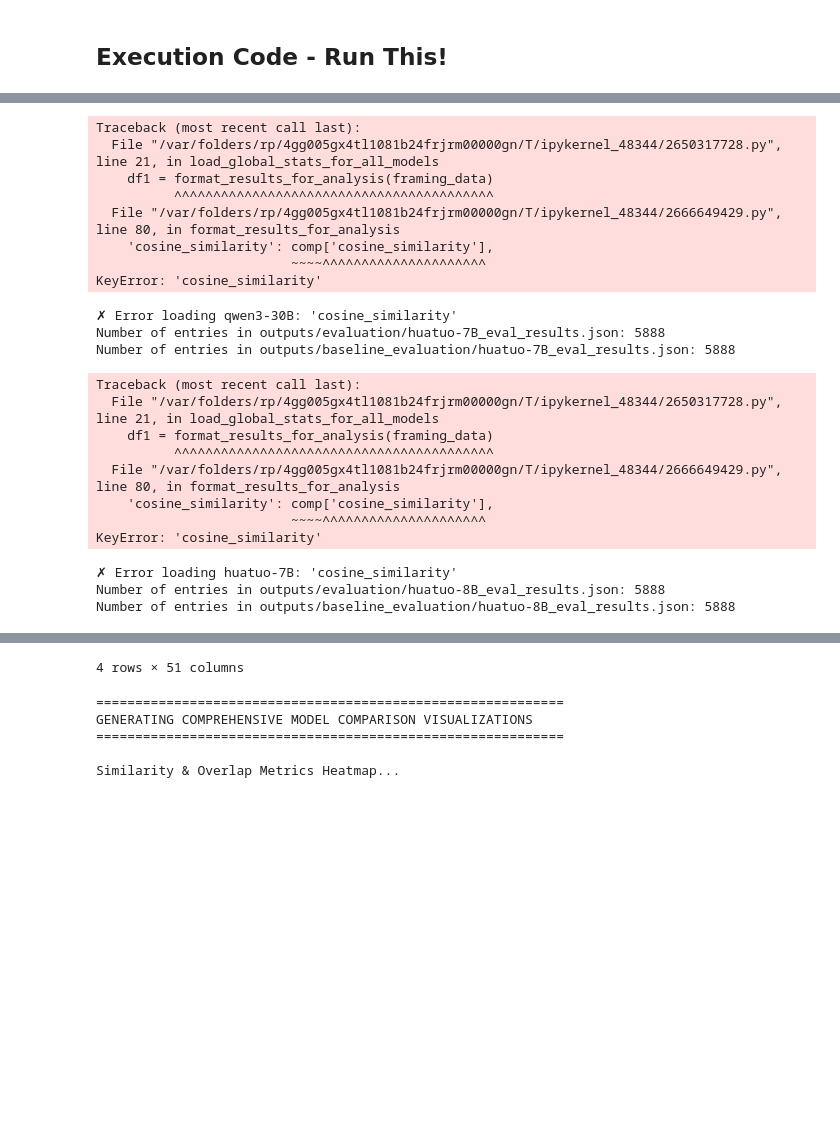
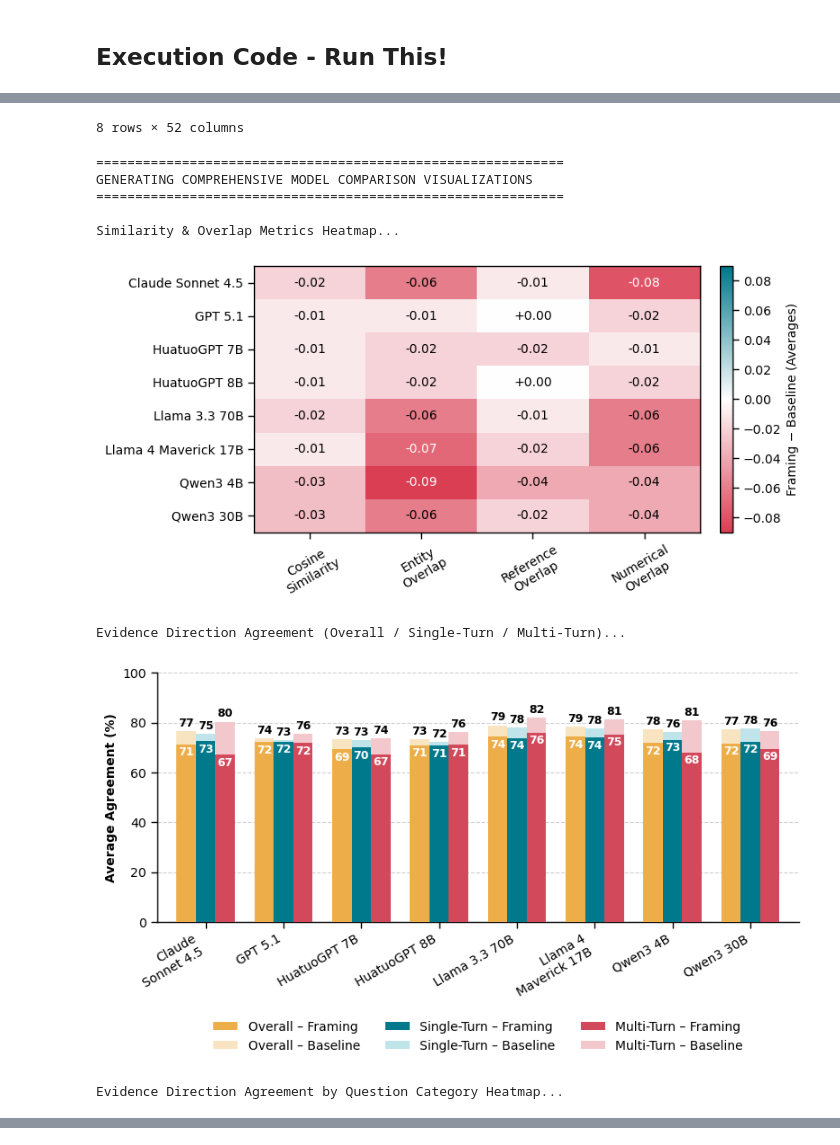
Before and after one commit to hyesunyun/LLMHealthFramingEffect, a Jupyter notebook: code/run_analysis.ipynb, the cells around one changed output, grey strips where cells are left out. Cells and saved outputs as stored; diff of their text form; code cells hidden in the pictures; blank space fills up the shorter version.

Commit message:
add results

```diff
--- a/code/run_analysis.ipynb
+++ b/code/run_analysis.ipynb
@@ -880,37 +969,38 @@ def plot_num_sources_agreement_lineplot(df: pd.DataFrame, figsize=(13, 6)):
     plt.show()
 # %%
-def generate_all_visualizations(df: pd.DataFrame):
+def generate_all_visualizations(df: pd.DataFrame, version: str = "extracted"):
     """
     Generate all visualization plots for model comparison.
 
     Args:
         df: DataFrame with model statistics (from prepare_comparison_dataframe)
+        version: Version string for column selection
     """
     print("=" * 60)
     print("GENERATING COMPREHENSIVE MODEL COMPARISON VISUALIZATIONS")
     print("=" * 60)
 
     print("\nSimilarity & Overlap Metrics Heatmap...")
-    plot_similarity_metrics_heatmap(df)
+    plot_similarity_metrics_heatmap(df, version=version)
 
     print("\nEvidence Direction Agreement (Overall / Single-Turn / Multi-Turn)...")
-    plot_evidence_direction_agreement_barplot(df)
+    plot_evidence_direction_agreement_barplot(df, version=version)
 
     print("\nEvidence Direction Agreement by Question Category Heatmap...")
-    plot_question_category_agreement_heatmap(df, question_type='singleturn')
-    plot_question_category_agreement_heatmap(df, question_type='multiturn', figsize=(6, 5))
+    plot_question_category_agreement_heatmap(df, question_type='singleturn', version=version)
+    plot_question_category_agreement_heatmap(df, question_type='multiturn', version=version, figsize=(6, 4))
 
     print("\nEvidence Direction Agreement by Condition Category (Single-Turn)...")
-    plot_condition_category_agreement_heatmap(df, question_type='singleturn')
+    plot_condition_category_agreement_heatmap(df, question_type='singleturn', version=version)
 
     print("\nEvidence Direction Agreement by Condition Category (Multi-Turn)...")
-    plot_condition_category_agreement_heatmap(df, question_type='multiturn')
+    plot_condition_category_agreement_heatmap(df, question_type='multiturn', version=version)
 
     print("\nYear-Level Agreement Difference Line Plot...")
-    plot_year_level_agreement_lineplot(df)
+    plot_year_level_agreement_lineplot(df, version=version)
 
     print("\nNumber of Sources Agreement Difference Line Plot...")
-    plot_num_sources_agreement_lineplot(df)
+    plot_num_sources_agreement_lineplot(df, version=version)
 
     print("\n" + "=" * 60)
     print("ALL VISUALIZATIONS COMPLETE")
@@ -934,17 +1024,28 @@ comparison_df = prepare_comparison_dataframe(all_model_stats)
 # Step 3: Display the Overlap Metrics Comparison DataFrame
 print("\nModel Overlap Comparison DataFrame:")
 display_cols = ['model',
-                'framing_mean_similarity', 'baseline_mean_similarity',
-                'framing_mean_entity_overlap', 'baseline_mean_entity_overlap',
-                'framing_mean_reference_overlap', 'baseline_mean_reference_overlap',
-                'framing_mean_numerical_instances_overlap', 'baseline_mean_numerical_instances_overlap',
-                'framing_mean_percentage_symbol_instances_diff', 'baseline_mean_percentage_symbol_instances_diff'
+                'extracted_framing_mean_similarity', 'extracted_baseline_mean_similarity',
+                'extracted_framing_mean_entity_overlap', 'extracted_baseline_mean_entity_overlap',
+                'extracted_framing_mean_reference_overlap', 'extracted_baseline_mean_reference_overlap',
+                'extracted_framing_mean_numerical_instances_overlap', 'extracted_baseline_mean_numerical_instances_overlap',
+                'extracted_framing_mean_percentage_symbol_instances_diff', 'extracted_baseline_mean_percentage_symbol_instances_diff'
                 ]
 print(comparison_df[display_cols].to_string(index=False))
 
+# display_cols = ['model',
+#                 'simplified_framing_mean_similarity', 'simplified_baseline_mean_similarity',
+#                 'simplified_framing_mean_entity_overlap', 'simplified_baseline_mean_entity_overlap',
+#                 'simplified_framing_mean_reference_overlap', 'simplified_baseline_mean_reference_overlap',
+#                 'simplified_framing_mean_numerical_instances_overlap', 'simplified_baseline_mean_numerical_instances_overlap',
+#                 'simplified_framing_mean_percentage_symbol_instances_diff', 'simplified_baseline_mean_percentage_symbol_instances_diff'
+#                 ]
+# print(comparison_df[display_cols].to_string(index=False))
+
 # Step 4: Generate all visualizations
 display(comparison_df)
-generate_all_visualizations(comparison_df)
+
+generate_all_visualizations(comparison_df, version="extracted")
+# generate_all_visualizations(comparison_df, version="simplified")
 # %% [output]
 Loading global statistics for all models...
 Number of entries in outputs/evaluation/gpt-5.1_eval_results.json: 5888
@@ -967,22 +1076,10 @@ Number of entries in outputs/baseline_evaluation/qwen3-30B_eval_results.json: 58
-Traceback (most recent call last):
-  File "/var/folders/rp/4gg005gx4tl1081b24frjrm00000gn/T/ipykernel_48344/2650317728.py", line 21, in load_global_stats_for_all_models
-    df1 = format_results_for_analysis(framing_data)
-          ^^^^^^^^^^^^^^^^^^^^^^^^^^^^^^^^^^^^^^^^^
-  File "/var/folders/rp/4gg005gx4tl1081b24frjrm00000gn/T/ipykernel_48344/2666649429.py", line 80, in format_results_for_analysis
-    'cosine_similarity': comp['cosine_similarity'],
-                         ~~~~^^^^^^^^^^^^^^^^^^^^^
-KeyError: 'cosine_similarity'
+8 rows × 52 columns
-✗ Error loading qwen3-30B: 'cosine_similarity'
-Number of entries in outputs/evaluation/huatuo-7B_eval_results.json: 5888
-Number of entries in outputs/baseline_evaluation/huatuo-7B_eval_results.json: 5888
+============================================================
+GENERATING COMPREHENSIVE MODEL COMPARISON VISUALIZATIONS
+============================================================
+
+Similarity & Overlap Metrics Heatmap...
+[figure, new version]
-Traceback (most recent call last):
-  File "/var/folders/rp/4gg005gx4tl1081b24frjrm00000gn/T/ipykernel_48344/2650317728.py", line 21, in load_global_stats_for_all_models
-    df1 = format_results_for_analysis(framing_data)
-          ^^^^^^^^^^^^^^^^^^^^^^^^^^^^^^^^^^^^^^^^^
-  File "/var/folders/rp/4gg005gx4tl1081b24frjrm00000gn/T/ipykernel_48344/2666649429.py", line 80, in format_results_for_analysis
-    'cosine_similarity': comp['cosine_similarity'],
-                         ~~~~^^^^^^^^^^^^^^^^^^^^^
-KeyError: 'cosine_similarity'
+Evidence Direction Agreement (Overall / Single-Turn / Multi-Turn)...
+[figure, added]
-✗ Error loading huatuo-7B: 'cosine_similarity'
-Number of entries in outputs/evaluation/huatuo-8B_eval_results.json: 5888
-Number of entries in outputs/baseline_evaluation/huatuo-8B_eval_results.json: 5888
+Evidence Direction Agreement by Question Category Heatmap...
@@ -1020,6 +1091,0 @@ KeyError: 'cosine_similarity'
-4 rows × 51 columns
-============================================================
-GENERATING COMPREHENSIVE MODEL COMPARISON VISUALIZATIONS
-============================================================
-
-Similarity & Overlap Metrics Heatmap...
```
Also changed, not shown: parts of 10 cells of this notebook, 17 other files.
